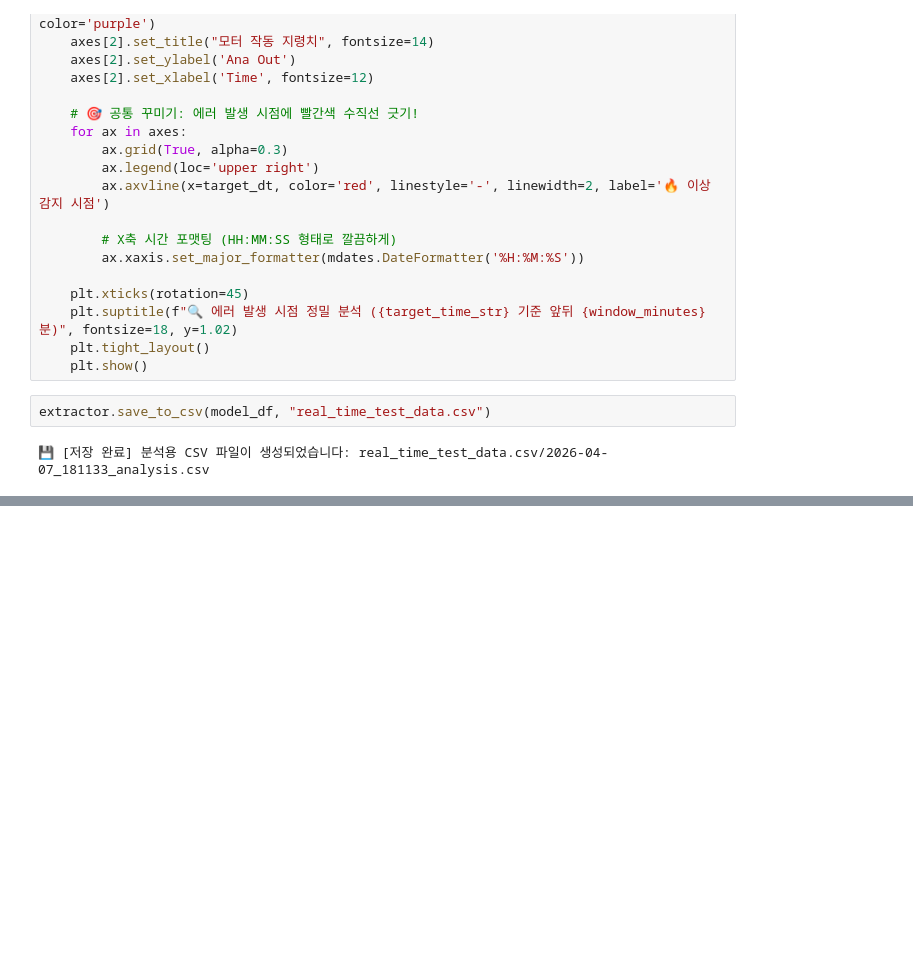
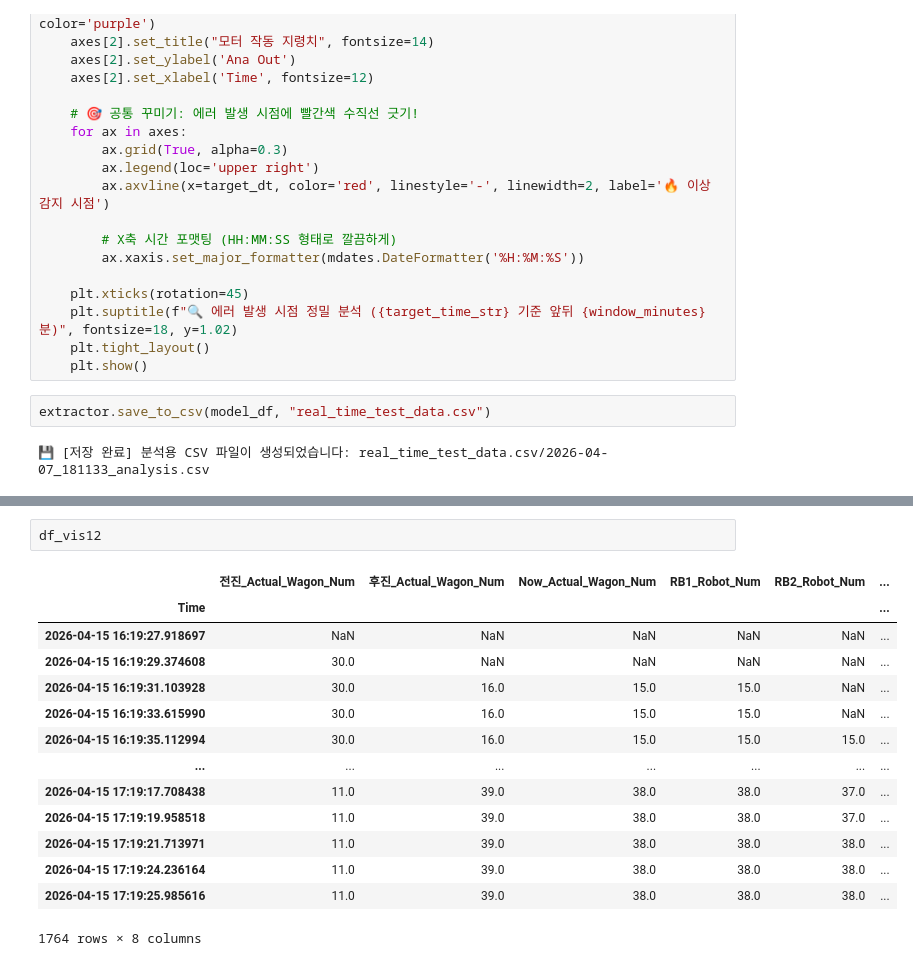
Before and after one commit to JeonJae02/KTA_Train, a Jupyter notebook: vis.ipynb, the cells around one changed output, grey strips where cells are left out. Cells and saved outputs as stored; diff of their text form; blank space fills up the shorter version.

```diff
--- a/vis.ipynb
+++ b/vis.ipynb
@@ -825,0 +1108,17 @@ extractor.save_to_csv(model_df, "real_time_test_data.csv")
+# %%
+df_vis12
+# %% [output]
+|  | 전진_Actual_Wagon_Num | 후진_Actual_Wagon_Num | Now_Actual_Wagon_Num | RB1_Robot_Num | RB2_Robot_Num | ... |
+| Time |  |  |  |  |  | ... |
+| 2026-04-15 16:19:27.918697 | NaN | NaN | NaN | NaN | NaN | ... |
+| 2026-04-15 16:19:29.374608 | 30.0 | NaN | NaN | NaN | NaN | ... |
+| 2026-04-15 16:19:31.103928 | 30.0 | 16.0 | 15.0 | 15.0 | NaN | ... |
+| 2026-04-15 16:19:33.615990 | 30.0 | 16.0 | 15.0 | 15.0 | NaN | ... |
+| 2026-04-15 16:19:35.112994 | 30.0 | 16.0 | 15.0 | 15.0 | 15.0 | ... |
+| ... | ... | ... | ... | ... | ... | ... |
+| 2026-04-15 17:19:17.708438 | 11.0 | 39.0 | 38.0 | 38.0 | 37.0 | ... |
+| 2026-04-15 17:19:19.958518 | 11.0 | 39.0 | 38.0 | 38.0 | 37.0 | ... |
+| 2026-04-15 17:19:21.713971 | 11.0 | 39.0 | 38.0 | 38.0 | 38.0 | ... |
+| 2026-04-15 17:19:24.236164 | 11.0 | 39.0 | 38.0 | 38.0 | 38.0 | ... |
+| 2026-04-15 17:19:25.985616 | 11.0 | 39.0 | 38.0 | 38.0 | 38.0 | ... |
+1764 rows × 8 columns
```
Also changed, not shown: parts of 12 cells of this notebook, 5 other files.
